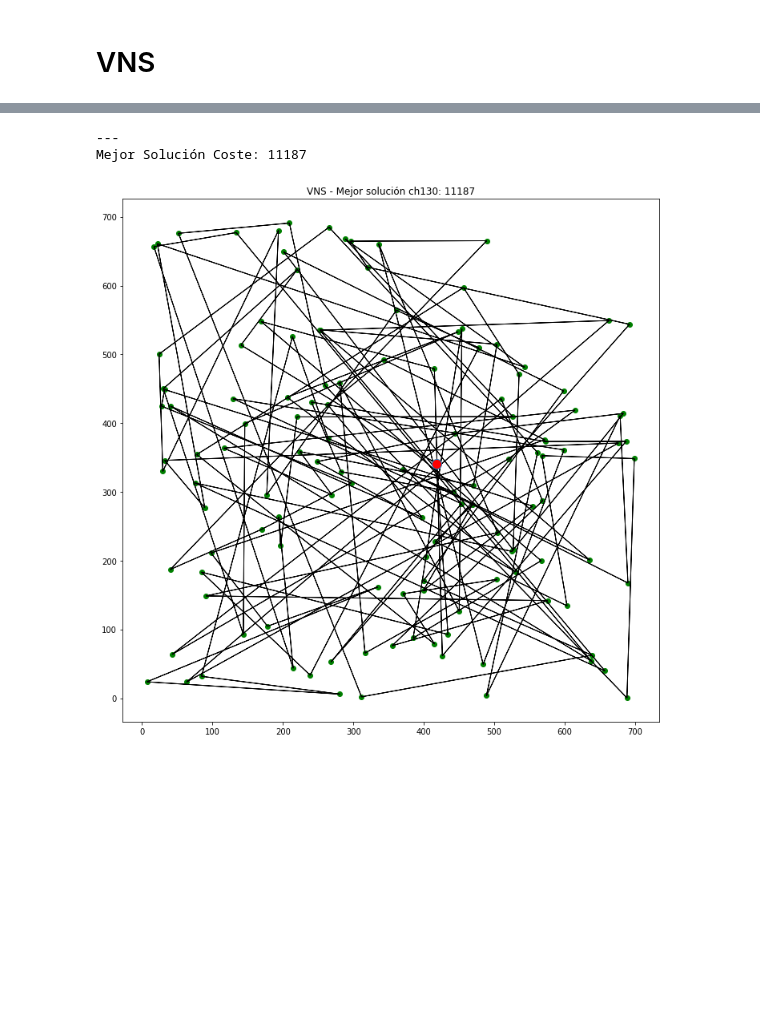
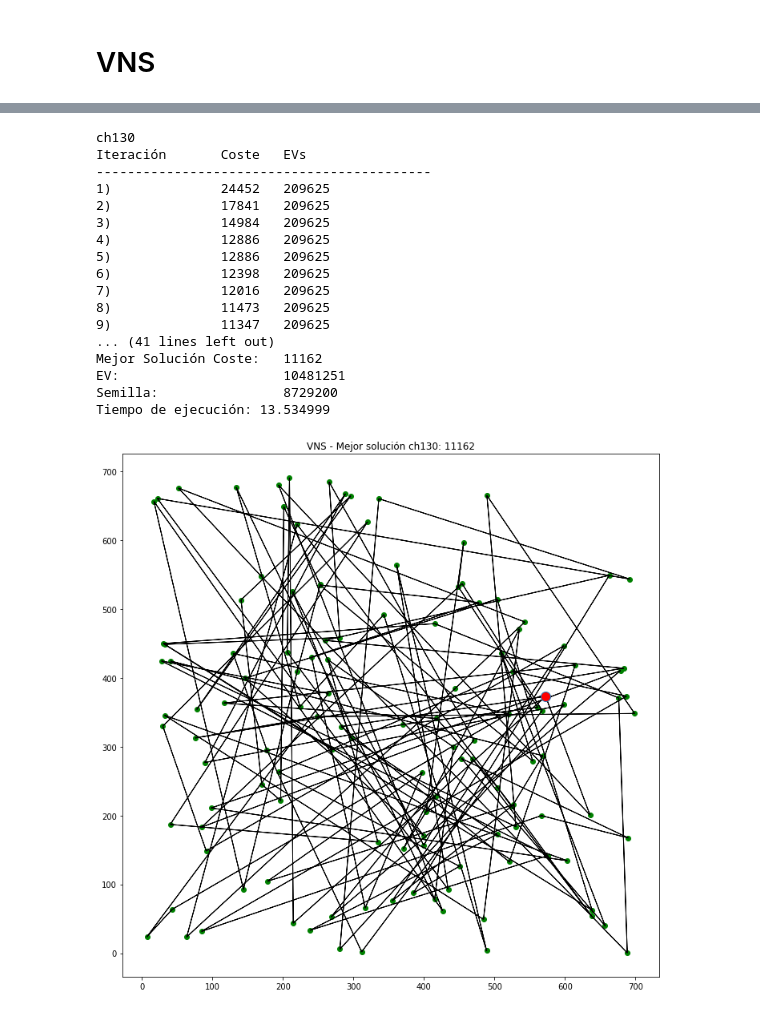
Before and after one commit to VictorNarov/AlgoritmosTrayectoriaTSP, a Jupyter notebook: 7 MultiArranque.ipynb, the cells around one changed output, grey strips where cells are left out. Cells and saved outputs as stored; diff of their text form; code cells hidden in the pictures; blank space fills up the shorter version.

```diff
--- a/7 MultiArranque.ipynb
+++ b/7 MultiArranque.ipynb
@@ -4,6 +4,8 @@
 # %%
 import import_ipynb
 from algoritmos import *
+
+semilla = random.randint(0,9999999)
 # %% [output]
 importing Jupyter notebook from algoritmos.ipynb
 # %% [markdown]
@@ -178,18 +308,42 @@ Mejor Solución Coste: 847
 # %%
 fichero = "ch130"
+print(fichero)
 #,"a280","p654","vm1084","vm1748"
 nodos = leeFichero(fichero)
 distancias = getMDistancias(nodos)
 numNodos = len(distancias[1])
 
-[mejorCamino, mejorCoste]  = VNS(distancias, random.randint(0,9999999))
+t = time.time()
 
-print("---\nMejor Solución Coste: %i" % mejorCoste)
+[mejorCamino, mejorCoste, ev]  = VNS(distancias, semilla, True)
+
+elapsed = time.time() - t
+
+print("Mejor Solución Coste:\t%i" % mejorCoste)
+print("EV:\t\t\t%i" % ev)
+print("Semilla:\t\t%i" % semilla)
+print("Tiempo de ejecución: %f\n" % elapsed )
+
 titulo = "VNS" + " - Mejor solución " + fichero + ": " + str(mejorCoste)
 pintaCamino(mejorCamino, nodos, titulo)
 # %% [output]
----
-Mejor Solución Coste: 11187
+ch130
+Iteración       Coste   EVs
+-------------------------------------------
+1)              24452   209625
+2)              17841   209625
+3)              14984   209625
+4)              12886   209625
+5)              12886   209625
+6)              12398   209625
+7)              12016   209625
+8)              11473   209625
+9)              11347   209625
+... (41 lines left out)
+Mejor Solución Coste:   11162
+EV:                     10481251
+Semilla:                8729200
+Tiempo de ejecución: 13.534999
-[figure, old version]
+[figure, new version]
 # %%
 fichero = "a280"
```
Also changed, not shown: parts of 8 cells of this notebook, 3 other files.
